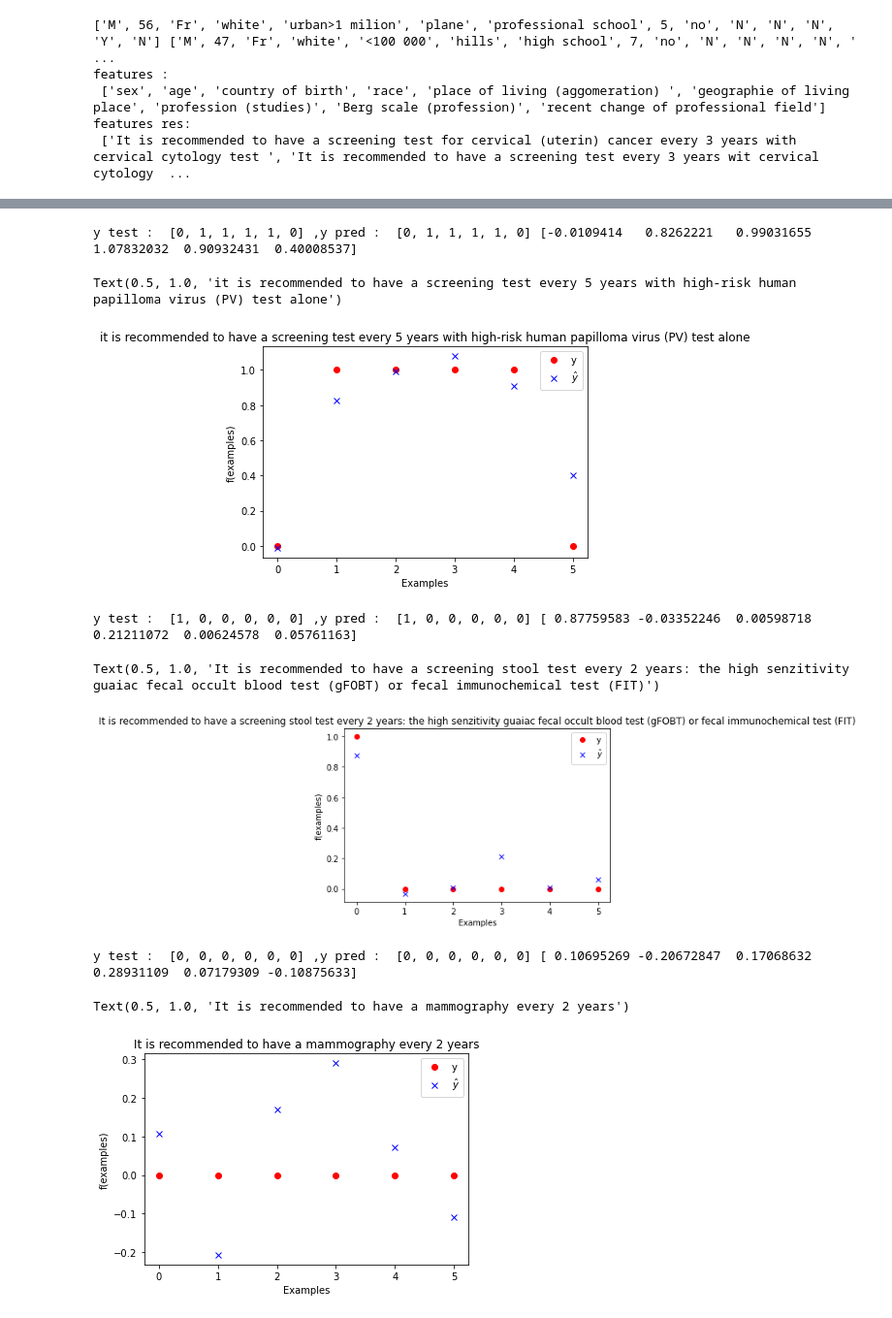
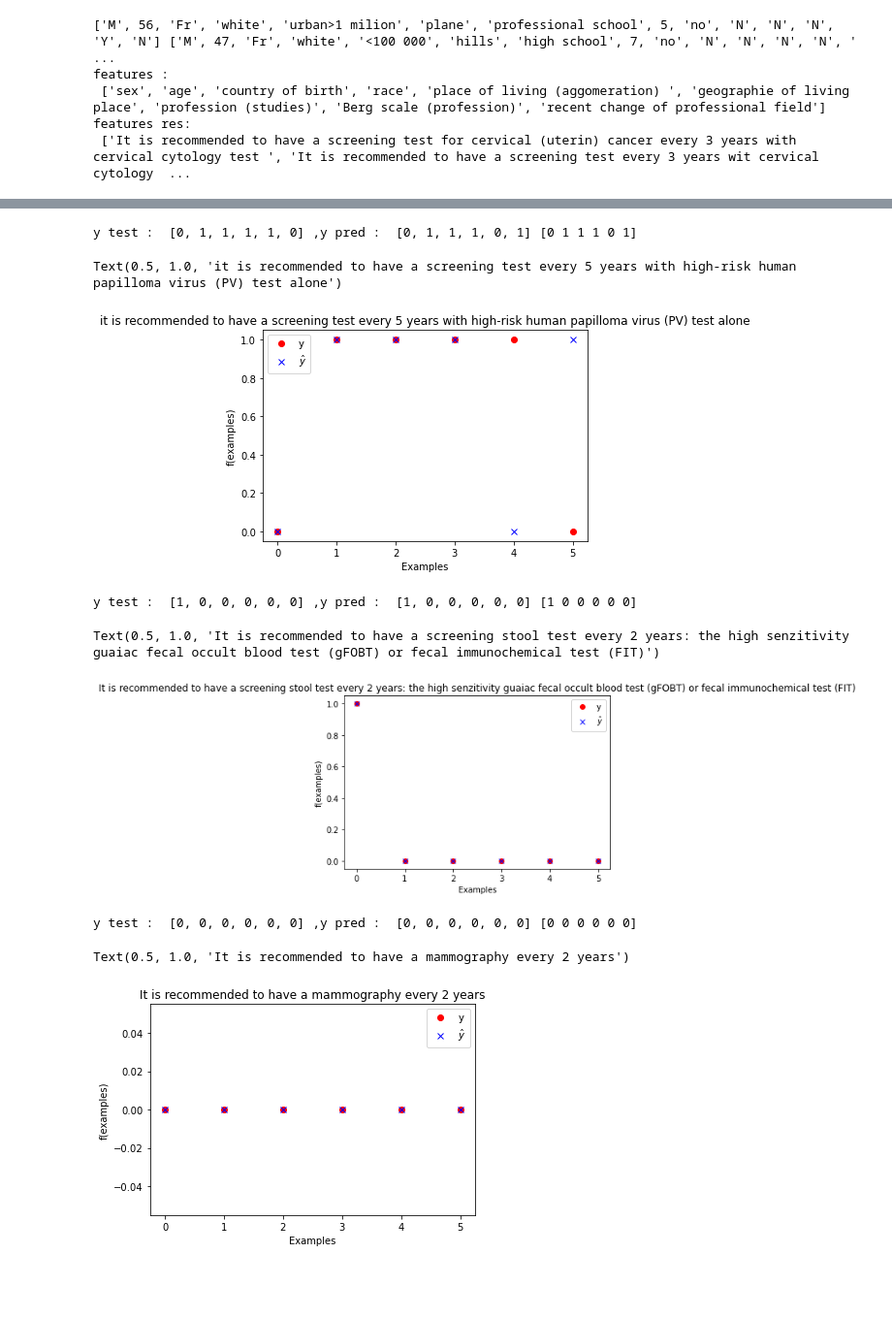
Before and after one commit to Kongzibapt/Sanometer, a Jupyter notebook: IA_sano.ipynb, the cells around one changed output, grey strips where cells are left out. Shown at 97% size. Saved outputs shown, nothing was run; the diff lists cells and outputs as text; code cells hidden in the pictures; blank space fills up the shorter version.

```diff
--- a/IA_sano.ipynb
+++ b/IA_sano.ipynb
@@ -301,7 +303,7 @@ Text(0.5, 1.0, 'It is recommended to have a screening test every 3 years wit cer
 # %%
 X_train, X_test, y_train, y_test = train_test_split(X, y[2],random_state=1, test_size = 0.20)
 
-mlp = MLPRegressor()
+mlp = LogisticRegression()
 mlp.fit(X_train, y_train)
 y_predict = mlp.predict(X_test)
 
@@ -315,13 +317,13 @@ plt.xlabel("Examples")
 plt.ylabel("f(examples)")
 plt.title ("it is recommended to have a screening test every 5 years with high-risk human papilloma virus (PV) test alone")
 # %% [output]
-y test :  [0, 1, 1, 1, 1, 0] ,y pred :  [0, 1, 1, 1, 1, 0] [-0.0109414   0.8262221   0.99031655  1.07832032  0.90932431  0.40008537]
+y test :  [0, 1, 1, 1, 1, 0] ,y pred :  [0, 1, 1, 1, 0, 1] [0 1 1 1 0 1]
 Text(0.5, 1.0, 'it is recommended to have a screening test every 5 years with high-risk human papilloma virus (PV) test alone')
-[figure, old version]
+[figure, new version]
 # %%
 X_train, X_test, y_train, y_test = train_test_split(X, y[3],random_state=1, test_size = 0.20)
 
-mlp = MLPRegressor()
+mlp = LogisticRegression()
 mlp.fit(X_train, y_train)
 y_predict = mlp.predict(X_test)
 
@@ -335,26 +337,26 @@ plt.xlabel("Examples")
 plt.ylabel("f(examples)")
 plt.title ("It is recommended to have a screening stool test every 2 years: the high senzitivity guaiac fecal occult blood test (gFOBT) or fecal immunochemical test (FIT)")
 # %% [output]
-y test :  [1, 0, 0, 0, 0, 0] ,y pred :  [1, 0, 0, 0, 0, 0] [ 0.87759583 -0.03352246  0.00598718  0.21211072  0.00624578  0.05761163]
+y test :  [1, 0, 0, 0, 0, 0] ,y pred :  [1, 0, 0, 0, 0, 0] [1 0 0 0 0 0]
 Text(0.5, 1.0, 'It is recommended to have a screening stool test every 2 years: the high senzitivity guaiac fecal occult blood test (gFOBT) or fecal immunochemical test (FIT)')
-[figure, old version]
+[figure, new version]
 # %%
 X_train, X_test, y_train, y_test = train_test_split(X, y[4],random_state=1, test_size = 0.20)
 
-mlp = MLPRegressor()
+mlp = LogisticRegression()
 mlp.fit(X_train, y_train)
 y_predict = mlp.predict(X_test)
 
 # Plot the results
 num_samples_to_plot = 20
 plt.plot(y_test[0:num_samples_to_plot], 'ro', label='y')
 plt.plot(y_predict[0:num_samples_to_plot], 'bx', label='$\hat{y}$')
 plt.legend()
 print("y test : ",y_test, ",y pred : ", analyseRes(y_predict), y_predict)
 plt.xlabel("Examples")
 plt.ylabel("f(examples)")
 plt.title ("It is recommended to have a mammography every 2 years")
 # %% [output]
-y test :  [0, 0, 0, 0, 0, 0] ,y pred :  [0, 0, 0, 0, 0, 0] [ 0.10695269 -0.20672847  0.17068632  0.28931109  0.07179309 -0.10875633]
+y test :  [0, 0, 0, 0, 0, 0] ,y pred :  [0, 0, 0, 0, 0, 0] [0 0 0 0 0 0]
 Text(0.5, 1.0, 'It is recommended to have a mammography every 2 years')
-[figure, old version]
+[figure, new version]
```
Also changed, not shown: parts of 9 cells of this notebook, 1 other file.
